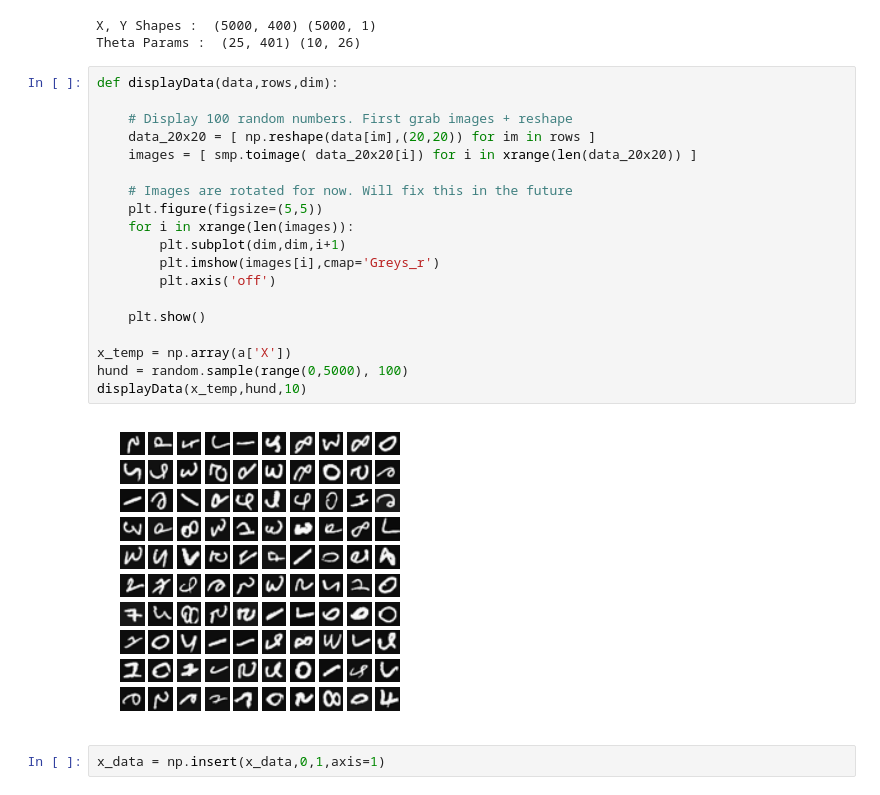
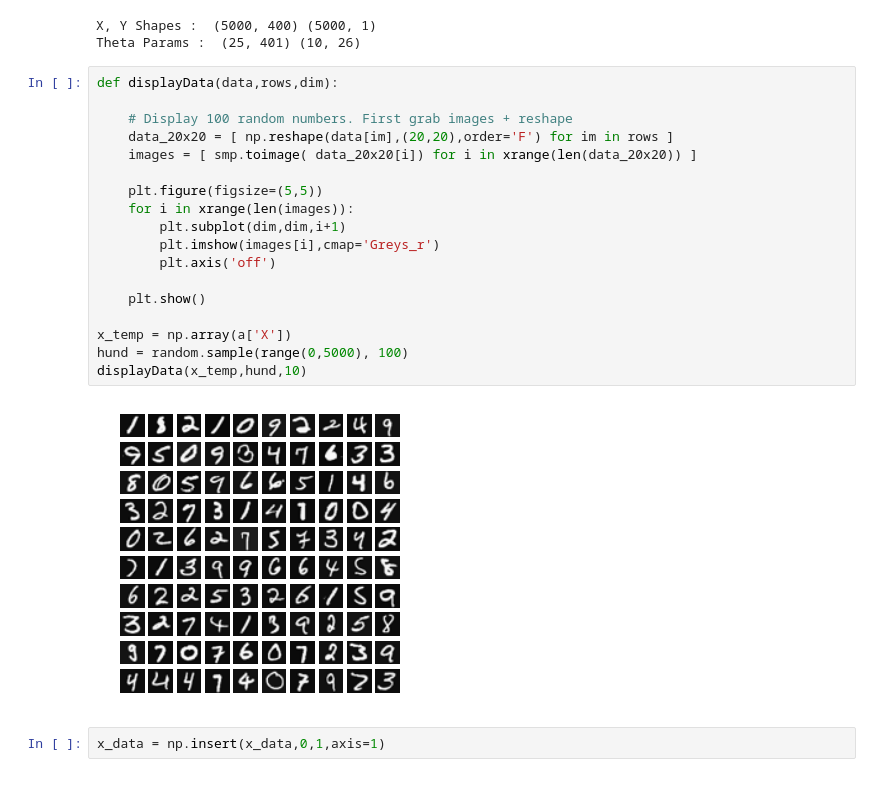
Before and after one commit to ahack379/MachineLearning_Coursera, a Jupyter notebook: machine-learning-ex4/ex4/hmwk4.ipynb, the cells around one changed output. Cells and saved outputs as stored; diff of their text form.

```diff
--- a/machine-learning-ex4/ex4/hmwk4.ipynb
+++ b/machine-learning-ex4/ex4/hmwk4.ipynb
@@ -32,24 +32,23 @@ Theta Params :  (25, 401) (10, 26)
 # %%
 def displayData(data,rows,dim):
 
     # Display 100 random numbers. First grab images + reshape
-    data_20x20 = [ np.reshape(data[im],(20,20)) for im in rows ]
+    data_20x20 = [ np.reshape(data[im],(20,20),order='F') for im in rows ]
     images = [ smp.toimage( data_20x20[i]) for i in xrange(len(data_20x20)) ]
 
-    # Images are rotated for now. Will fix this in the future
     plt.figure(figsize=(5,5))
     for i in xrange(len(images)):
         plt.subplot(dim,dim,i+1)
         plt.imshow(images[i],cmap='Greys_r')
         plt.axis('off')
 
     plt.show()
 
 x_temp = np.array(a['X'])
 hund = random.sample(range(0,5000), 100)
 displayData(x_temp,hund,10)
 # %% [output]
-[figure, old version]
+[figure, new version]
 # %%
 x_data = np.insert(x_data,0,1,axis=1)
 # %% [markdown]
```
Also changed, not shown: 8 other files.
